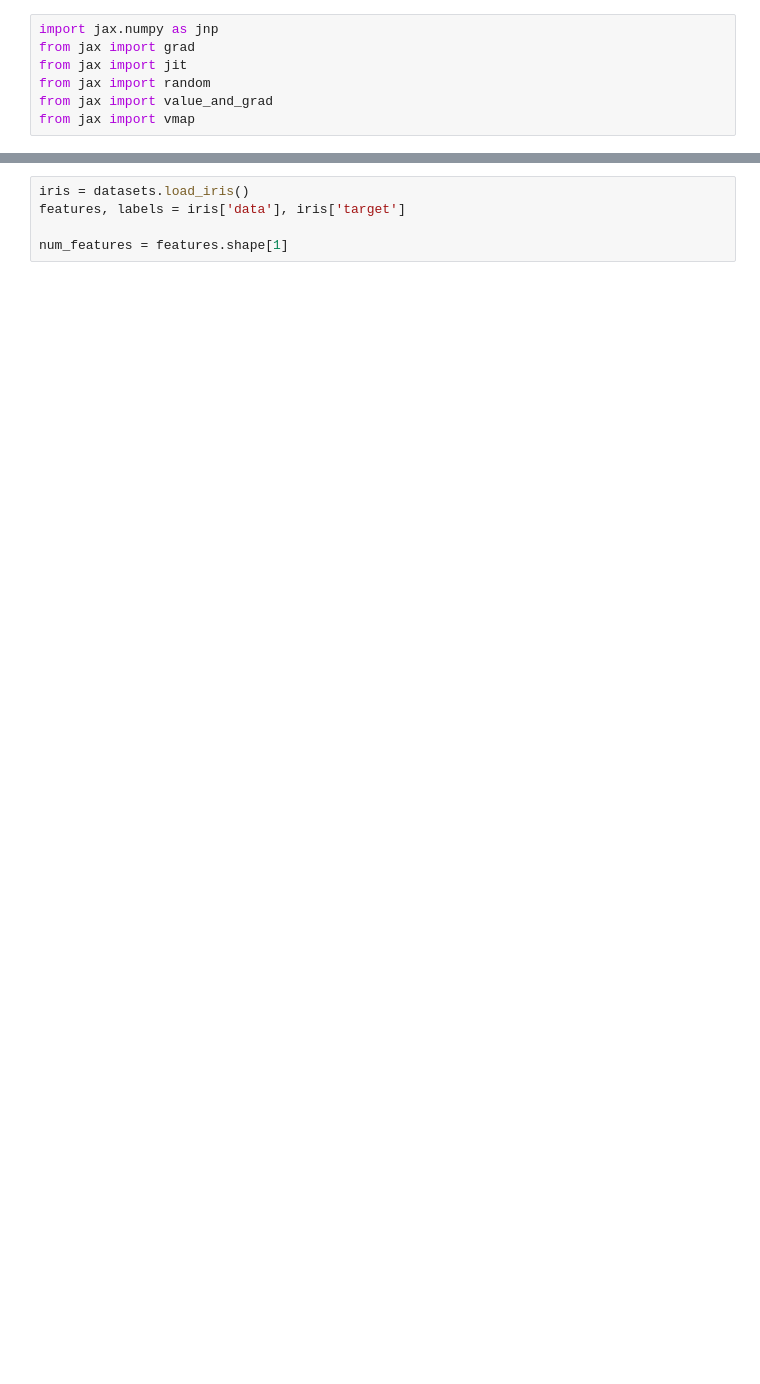
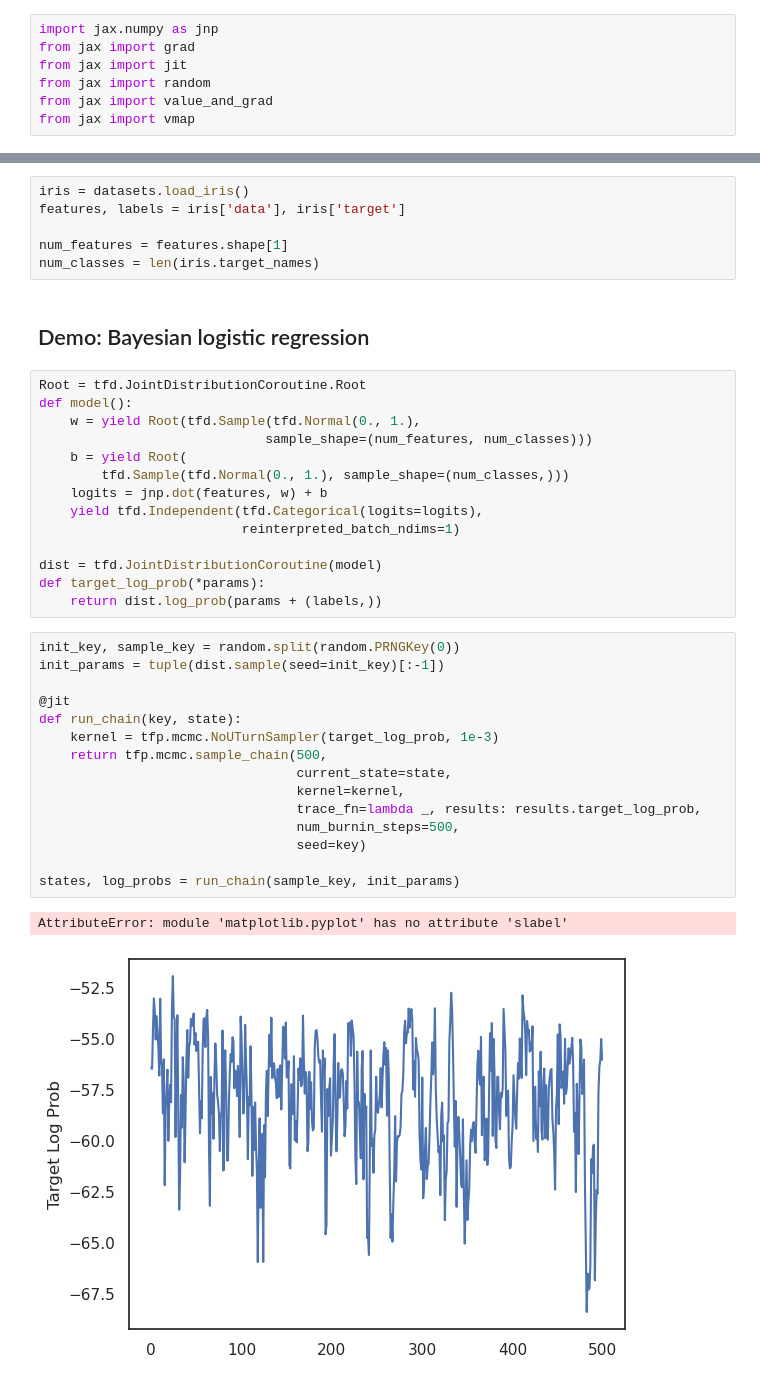
Before and after one commit to W-L-W/Reproductions, a Jupyter notebook: jax_ecosystem/notebooks/tutorials/tfp_on_jax.ipynb, the cells around one changed output, grey strips where cells are left out. Cells and saved outputs as stored; diff of their text form; blank space fills up the shorter version.

```diff
--- a/jax_ecosystem/notebooks/tutorials/tfp_on_jax.ipynb
+++ b/jax_ecosystem/notebooks/tutorials/tfp_on_jax.ipynb
@@ -44,3 +53,38 @@ iris = datasets.load_iris()
 features, labels = iris['data'], iris['target']
 
 num_features = features.shape[1]
+num_classes = len(iris.target_names)
+# %% [markdown]
+## Demo: Bayesian logistic regression
+# %%
+Root = tfd.JointDistributionCoroutine.Root
+def model():
+    w = yield Root(tfd.Sample(tfd.Normal(0., 1.),
+                             sample_shape=(num_features, num_classes)))
+    b = yield Root(
+        tfd.Sample(tfd.Normal(0., 1.), sample_shape=(num_classes,)))
+    logits = jnp.dot(features, w) + b
+    yield tfd.Independent(tfd.Categorical(logits=logits),
+                          reinterpreted_batch_ndims=1)
+
+dist = tfd.JointDistributionCoroutine(model)
+def target_log_prob(*params):
+    return dist.log_prob(params + (labels,))
+# %%
+init_key, sample_key = random.split(random.PRNGKey(0))
+init_params = tuple(dist.sample(seed=init_key)[:-1])
+
+@jit
+def run_chain(key, state):
+    kernel = tfp.mcmc.NoUTurnSampler(target_log_prob, 1e-3)
+    return tfp.mcmc.sample_chain(500,
+                                 current_state=state,
+                                 kernel=kernel,
+                                 trace_fn=lambda _, results: results.target_log_prob,
+                                 num_burnin_steps=500,
+                                 seed=key)
+
+states, log_probs = run_chain(sample_key, init_params)
+# %% [output]
+AttributeError: module 'matplotlib.pyplot' has no attribute 'slabel'
+[figure, added]
```
Also changed, not shown: parts of 7 cells of this notebook, 2 other files.
